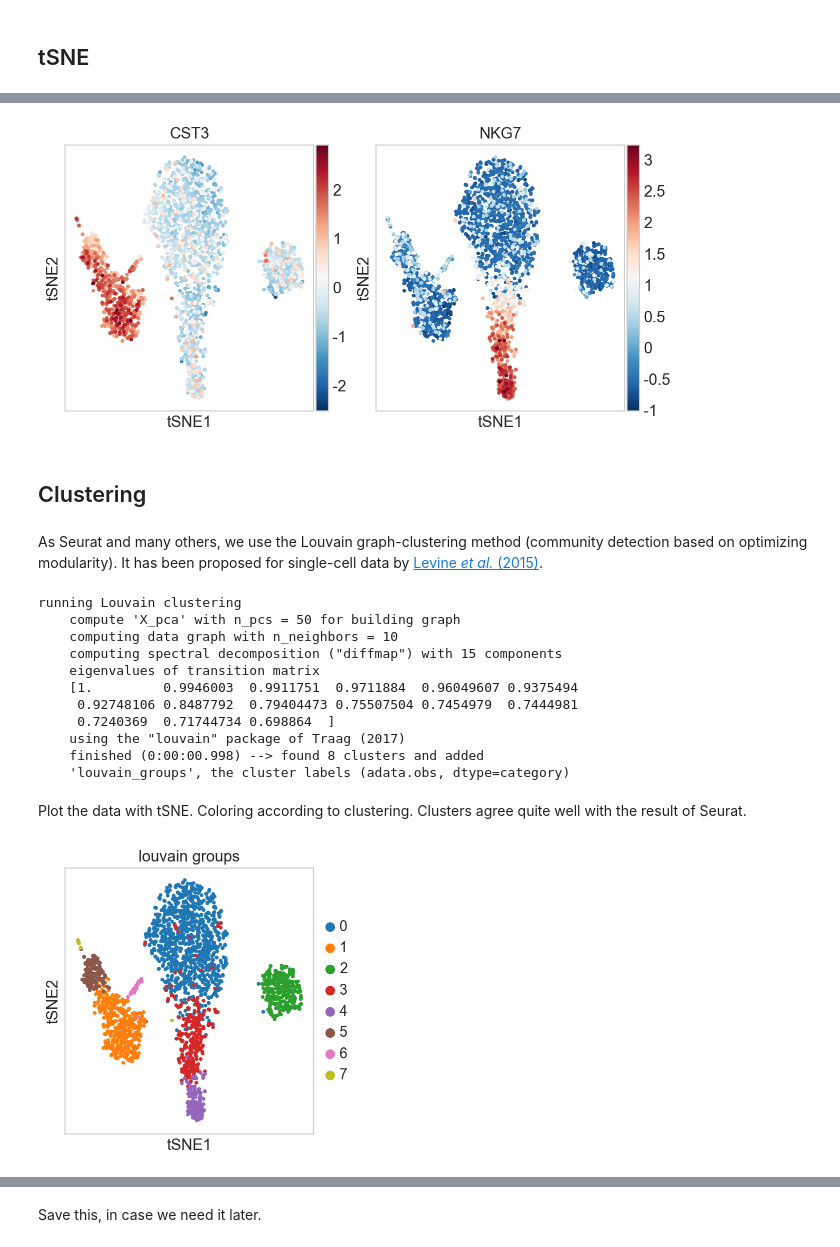
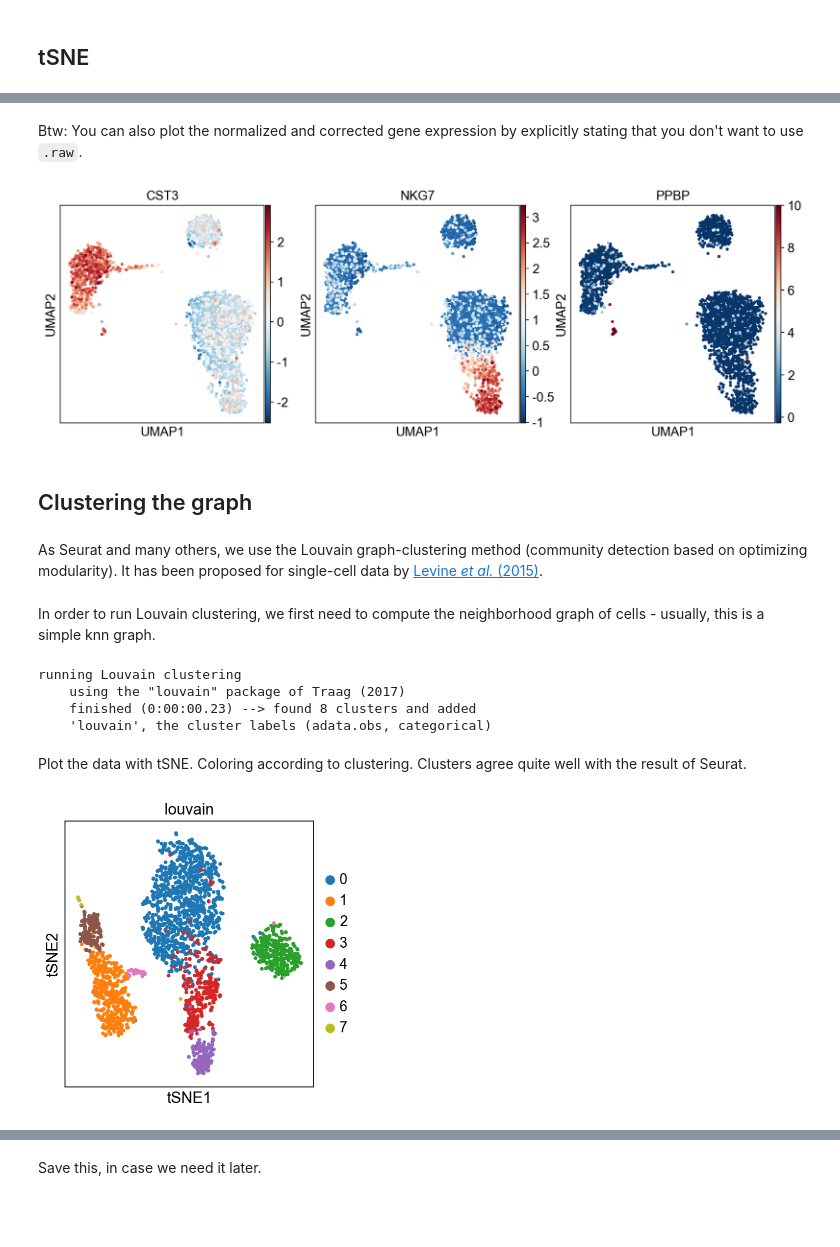
Before and after one commit to scverse/scanpy_usage, a Jupyter notebook: 170505_seurat/seurat.ipynb, the cells around one changed output, grey strips where cells are left out. Cells and saved outputs as stored; diff of their text form; code cells hidden in the pictures; blank space fills up the shorter version.

```diff
--- a/170505_seurat/seurat.ipynb
+++ b/170505_seurat/seurat.ipynb
@@ -150,8 +176,10 @@ By setting `use_raw` to `False`, we can also plot the scaled and corrected expre
+# %% [markdown]
+Btw: You can also plot the normalized and corrected gene expression by explicitly stating that you don't want to use `.raw`.
 # %%
-sc.pl.tsne(adata, color=['CST3', 'NKG7'], color_map='RdBu_r', use_raw=False)
+sc.pl.umap(adata, color=['CST3', 'NKG7', 'PPBP'], use_raw=False)
 # %% [output]
-[figure, old version]
+[figure, new version]
 # %% [markdown]
-## Clustering
+## Clustering the graph
 # %% [markdown]
 As Seurat and many others, we use the Louvain graph-clustering method (community detection based on optimizing modularity). It has been proposed for single-cell data by [Levine *et al.* (2015)](https://doi.org/10.1016/j.cell.2015.05.04).
@@ -160,20 +186,15 @@ adata = sc.read(results_file)
+# %% [markdown]
+In order to run Louvain clustering, we first need to compute the neighborhood graph of cells - usually, this is a simple knn graph.
 # %%
-sc.tl.louvain(adata, n_neighbors=10, resolution=1, recompute_graph=True)
+sc.tl.louvain(adata)
 # %% [output]
 running Louvain clustering
-    compute 'X_pca' with n_pcs = 50 for building graph
-    computing data graph with n_neighbors = 10
-    computing spectral decomposition ("diffmap") with 15 components
-    eigenvalues of transition matrix
-    [1.         0.9946003  0.9911751  0.9711884  0.96049607 0.9375494
-     0.92748106 0.8487792  0.79404473 0.75507504 0.7454979  0.7444981
-     0.7240369  0.71744734 0.698864  ]
     using the "louvain" package of Traag (2017)
-    finished (0:00:00.998) --> found 8 clusters and added
-    'louvain_groups', the cluster labels (adata.obs, dtype=category)
+    finished (0:00:00.23) --> found 8 clusters and added
+    'louvain', the cluster labels (adata.obs, categorical)
 # %% [markdown]
 Plot the data with tSNE. Coloring according to clustering. Clusters agree quite well with the result of Seurat.
 # %%
-sc.pl.tsne(adata, color='louvain_groups')
+sc.pl.tsne(adata, color='louvain')
 # %% [output]
-[figure, old version]
+[figure, new version]
```
Also changed, not shown: parts of 55 cells of this notebook, 6 other files.
